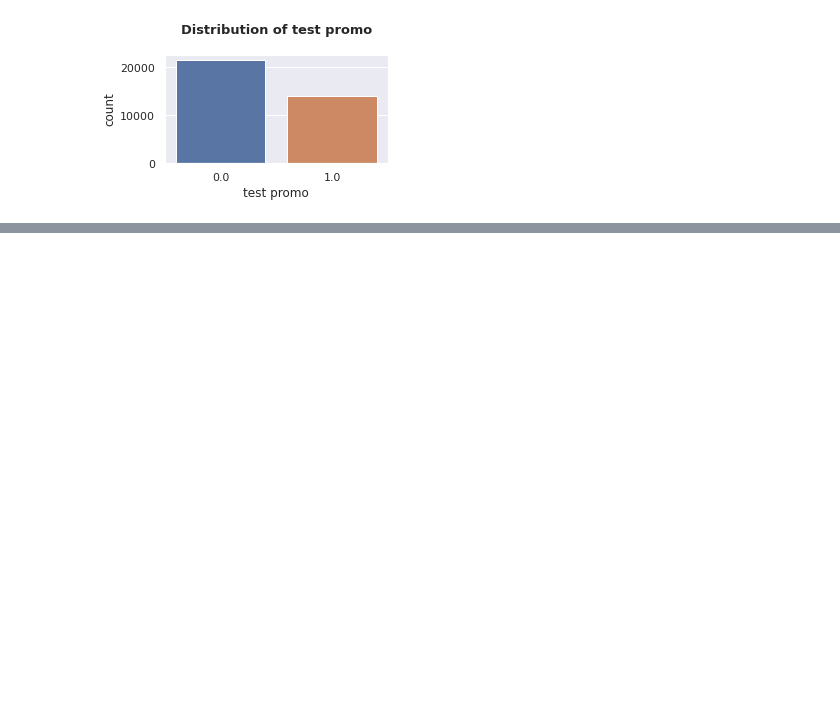
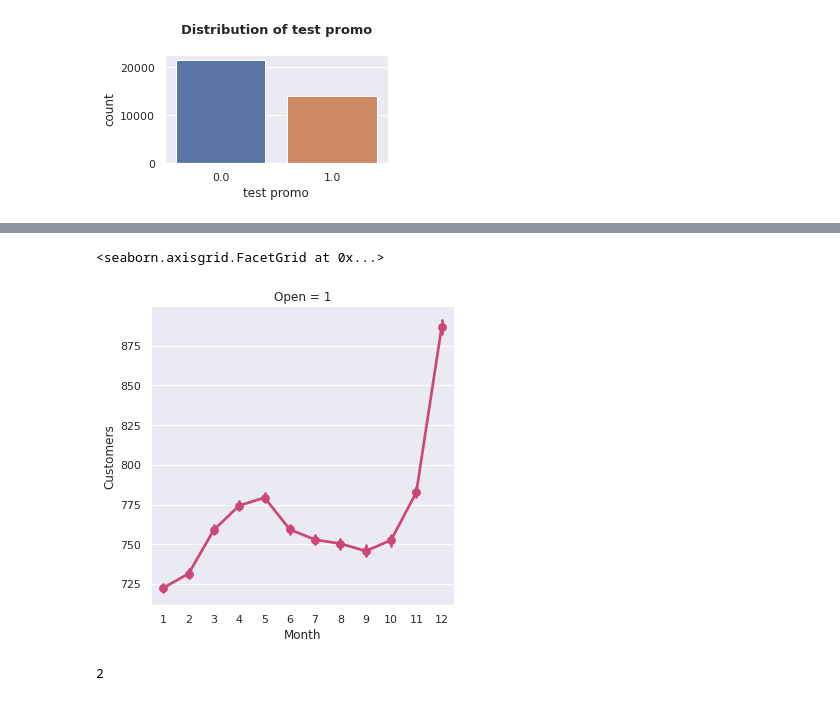
Before and after one commit to Bethelsis/Pharmaceutical-Sales-prediction, a Jupyter notebook: Notebooks/sales_predict_prophet.ipynb, the cells around one changed output, grey strips where cells are left out. Cells and saved outputs as stored; diff of their text form; code cells hidden in the pictures; blank space fills up the shorter version.

```diff
--- a/Notebooks/sales_predict_prophet.ipynb
+++ b/Notebooks/sales_predict_prophet.ipynb
@@ -365,3 +390,17 @@ plt.show()
+# %%
+sns.factorplot(data = train_data, x = 'Month',
+               y = "Customers",
+               col = 'Open', # sales per promo  in cols
+               palette = 'plasma',
+               hue = 'Open',
+               color = "green")
+# %% [output]
+<seaborn.axisgrid.FacetGrid at 0x...>
+[figure, added]
+# %%
+(train_data_copy["Open"].nunique())
+# %% [output]
+2
 # %%
 class FetchPrepareData():
     def __init__(self):
```
Also changed, not shown: parts of 15 cells of this notebook.
